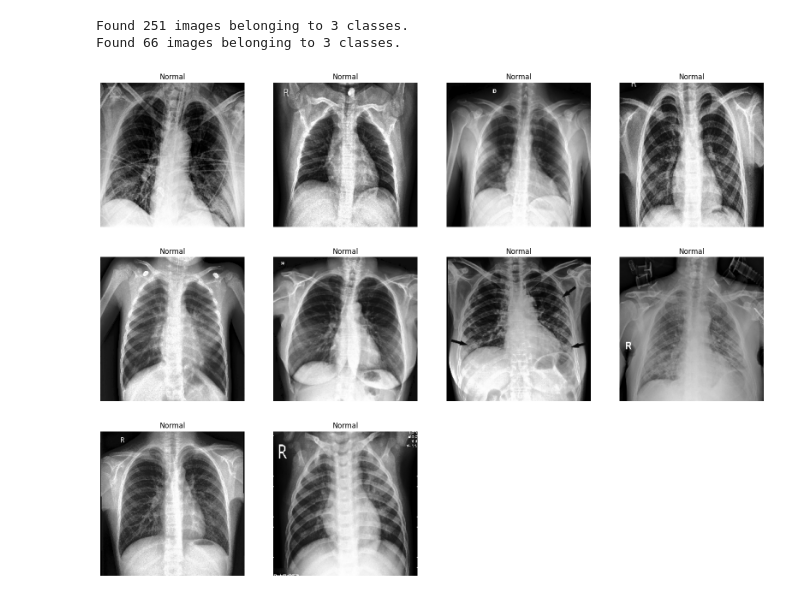
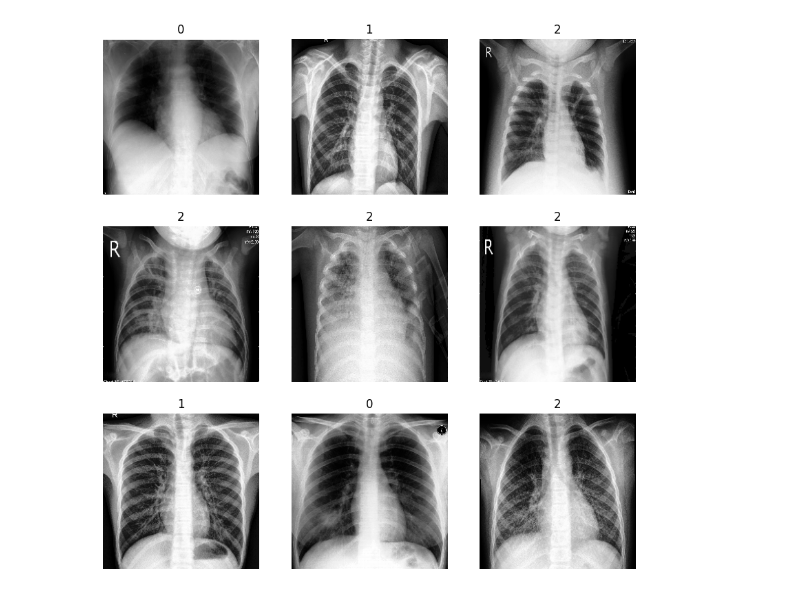
Before and after one commit to efazHossain/DATA-4380, a Jupyter notebook: Projects/ComputerVision/DataLoader.ipynb, the cells around one changed output. Drawn from its saved outputs; the diff is of its cells as text; code cells hidden in the pictures.

```diff
--- a/Projects/ComputerVision/DataLoader.ipynb
+++ b/Projects/ComputerVision/DataLoader.ipynb
@@ -36,15 +36,15 @@ test_directory = '/mnt/c/users/efazh/DataProblems/Datasets/ComputerVision/Covid1
 #print(f"Deleted {num_skipped} images.")
 # %%
 img_size = (224,224)
-batch_size = 10
+batch_size = 15
 
 train_ds, val_ds = keras.utils.image_dataset_from_directory(
-    train_directory,
-    validation_split=0.2,
-    subset='both',
-    seed = 1337,
-    image_size = img_size,
-    batch_size=batch_size)
+        train_directory,
+        validation_split=0.2,
+        subset='both',
+        seed = 1337,
+        image_size = img_size,
+        batch_size=batch_size)
 # %% [output]
 Found 251 files belonging to 3 classes.
 Using 201 files for training.
@@ -56,4 +57,9 @@ Skipping registering GPU devices...
 # %%
-from tensorflow.keras.preprocessing.image import ImageDataGenerator
-import cv2
-from PIL import ImageFilter
+plt.figure(figsize=(10, 10))
+for images, labels in train_ds.take(1):
+    for i in range(9):
+        ax = plt.subplot(3, 3, i + 1)
+        plt.imshow(np.array(images[i]).astype("uint8"))
+        plt.title(int(labels[i]))
+        plt.axis("off")
+# %% [output]
@@ -59,0 +70 @@ from PIL import ImageFilter
+[figure, added]
@@ -86,12 +70,0 @@ def img_plots(generator,img_num):
-# %%
-load_directory()
-
-train_gen = generate_data(train_directory)
-test_gen = generate_data(test_directory)
-# %% [output]
-Found 251 images belonging to 3 classes.
-Found 66 images belonging to 3 classes.
-# %%
-img_plots(train_gen,10)
-# %% [output]
-[figure, removed]
```
Also changed, not shown: parts of 6 cells of this notebook, 3 other files.
